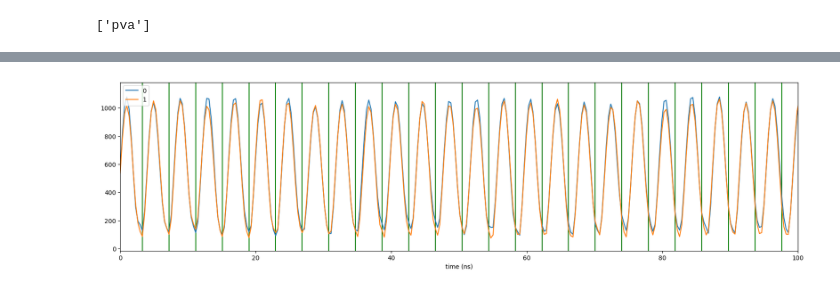
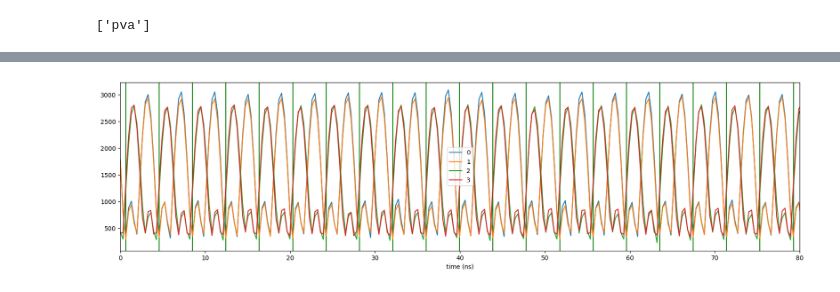
Before and after one commit to slaclab/kek-bpm-rfsoc-dev, a Jupyter notebook: software/notebooks/peaksearch_debug.ipynb, the cells around one changed output, grey strips where cells are left out. Saved outputs shown, nothing was run; the diff lists cells and outputs as text; code cells hidden in the pictures.

```diff
--- a/software/notebooks/peaksearch_debug.ipynb
+++ b/software/notebooks/peaksearch_debug.ipynb
@@ -115,16 +107,16 @@ TimeoutError:
 # %%
-TrigRingBuffer(trigType='liveDisplay')
+TrigRingBuffer(trigType='faultDisplay')
 
 Data=[]
 t=[]
-t.append(ctxt.get(f'{AmpDispProcessor[0]}:Time'))
-t.append(ctxt.get(f'{AmpDispProcessor[1]}:Time'))
-t.append(ctxt.get(f'{AmpDispProcessor[2]}:Time'))
-t.append(ctxt.get(f'{AmpDispProcessor[3]}:Time'))
-Data.append(ctxt.get(f'{AmpDispProcessor[0]}:WaveformData'))
-Data.append(ctxt.get(f'{AmpDispProcessor[1]}:WaveformData'))
-Data.append(ctxt.get(f'{AmpDispProcessor[2]}:WaveformData'))
-Data.append(ctxt.get(f'{AmpDispProcessor[3]}:WaveformData'))
+t.append(ctxt.get(f'{AmpFaultProcessor[0]}:Time')[:10000])
+t.append(ctxt.get(f'{AmpFaultProcessor[1]}:Time')[:10000])
+t.append(ctxt.get(f'{AmpFaultProcessor[2]}:Time')[:10000])
+t.append(ctxt.get(f'{AmpFaultProcessor[3]}:Time')[:10000])
+Data.append(ctxt.get(f'{AmpFaultProcessor[0]}:WaveformData')[:10000])
+Data.append(ctxt.get(f'{AmpFaultProcessor[1]}:WaveformData')[:10000])
+Data.append(ctxt.get(f'{AmpFaultProcessor[2]}:WaveformData')[:10000])
+Data.append(ctxt.get(f'{AmpFaultProcessor[3]}:WaveformData')[:10000])
 # %%
 start_index=np.argmin(Data[0][:12])
 points_per_bunch=12
@@ -135,14 +127,14 @@ for i in range(start_index, len(Data[0])-points_per_bunch+start_index, points_pe
 # %%
 plt.figure(figsize=(20,5))
 for x_value in tate:
     plt.axvline(x=x_value,c='g')
-plt.plot(t[0],Data[0],label='0')
-plt.plot(t[1],Data[1],label='1')
-#plt.plot(point,Data[2],label='2')
-#plt.plot(point,Data[3],label='3')
-plt.xlim(0,100)
+plt.plot(t[0][:400],Data[0][:400],label='0')
+plt.plot(t[1][:400],Data[1][:400],label='1')
+plt.plot(t[2][:400],Data[2][:400],label='2')
+plt.plot(t[3][:400],Data[3][:400],label='3')
+plt.xlim(0,80)
 plt.xlabel("time (ns)")
 plt.legend()
 plt.show()
 # %% [output]
-[figure, old version]
+[figure, new version]
```
Also changed, not shown: parts of 16 cells of this notebook.
